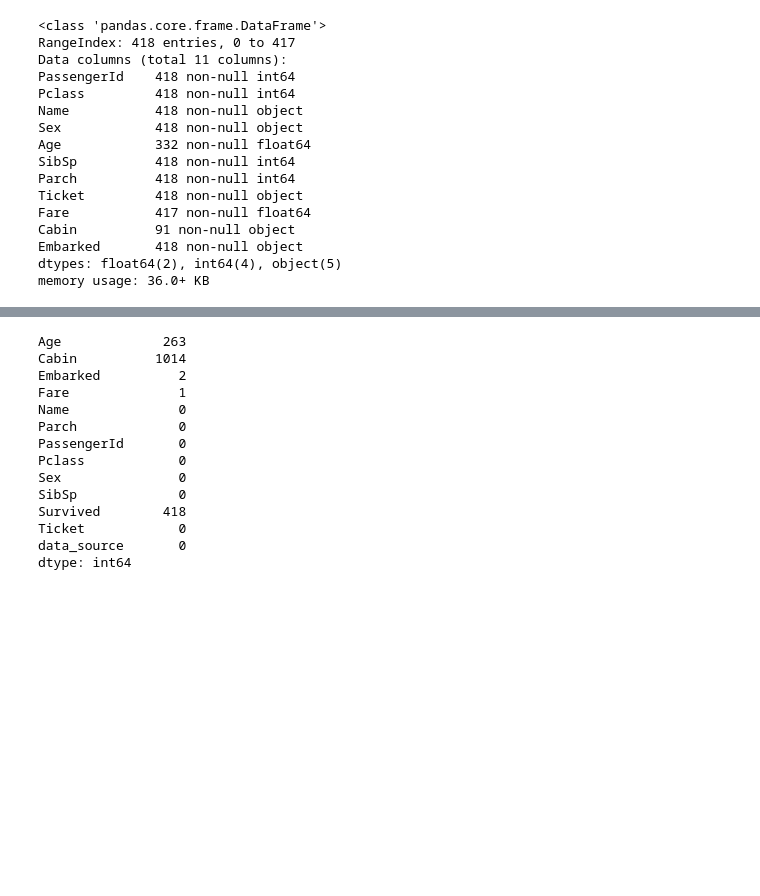
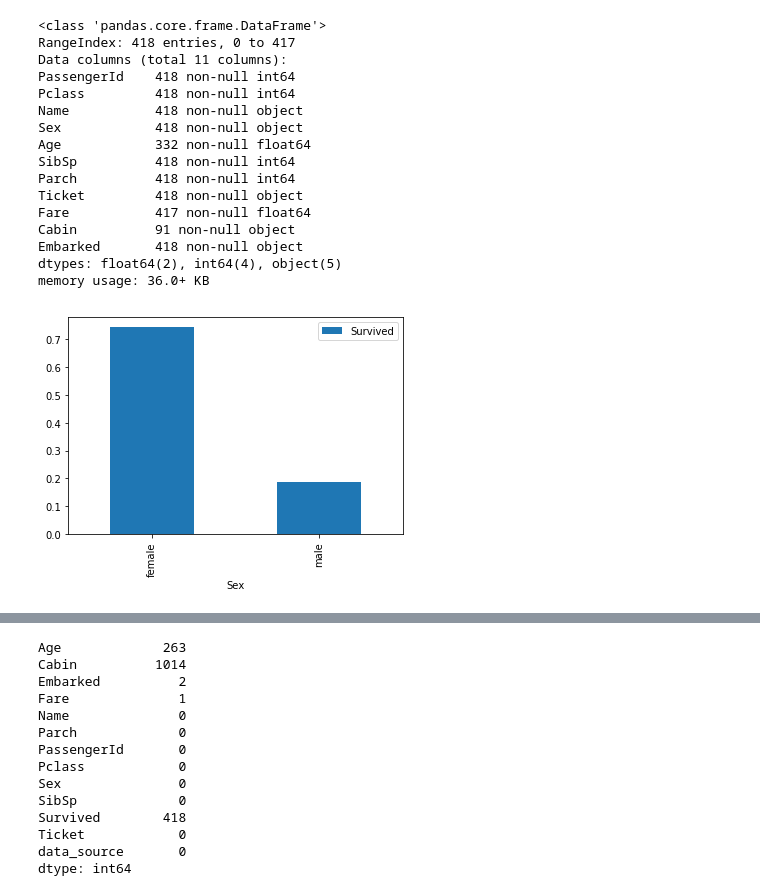
Before and after one commit to nagaraj-h/kaggle-titanic, a Jupyter notebook: titanic.ipynb, the cells around one changed output, grey strips where cells are left out. Saved outputs shown, nothing was run; the diff lists cells and outputs as text; code cells hidden in the pictures; blank space fills up the shorter version.

```diff
--- a/titanic.ipynb
+++ b/titanic.ipynb
@@ -67,3 +67,9 @@ Cabin          91 non-null object
 Embarked       418 non-null object
 dtypes: float64(2), int64(4), object(5)
 memory usage: 36.0+ KB
+# %%
+sex_pivot = train.pivot_table(index='Sex', values=['Survived'])
+sex_pivot.plot.bar()
+plt.show()
+# %% [output]
+[figure, added]
```
Also changed, not shown: parts of 6 cells of this notebook, 6 other files.
